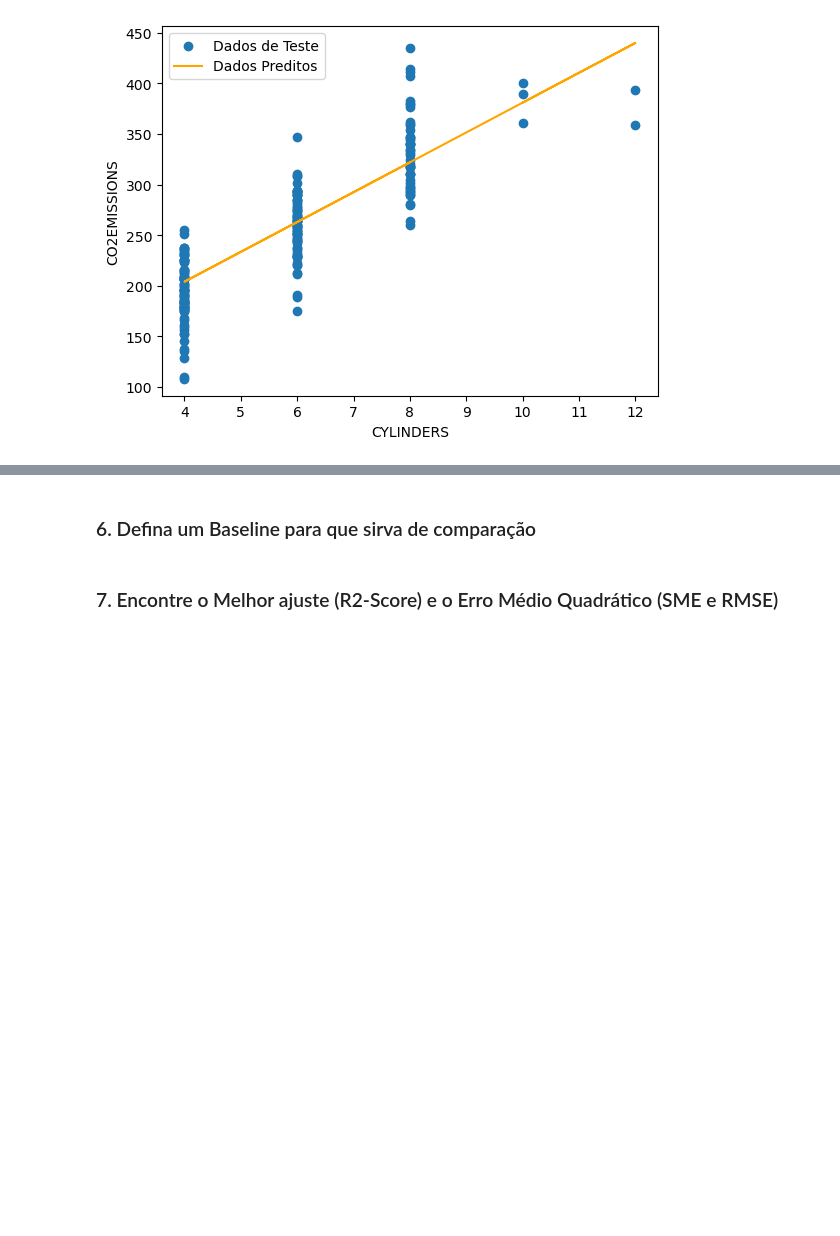
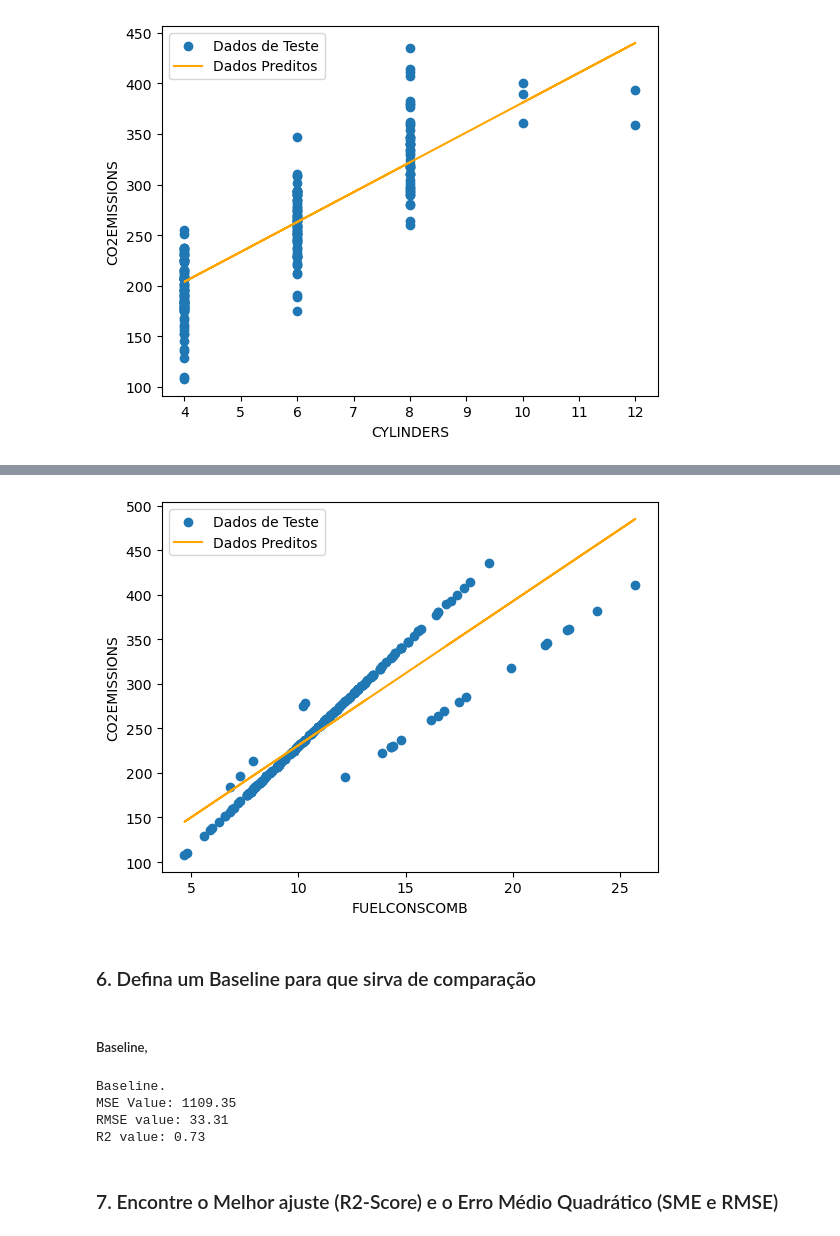
Before and after one commit to JulioAquinoDev/Classification_and_regression, a Jupyter notebook: Classification_and_regression.ipynb, the cells around one changed output, grey strips where cells are left out. Drawn from its saved outputs; the diff is of its cells as text; code cells hidden in the pictures; blank space fills up the shorter version.

```diff
--- a/Classification_and_regression.ipynb
+++ b/Classification_and_regression.ipynb
@@ -221,5 +269,26 @@ plt.show()
+# %%
+plt.scatter(B_test, y_test, label = "Dados de Teste")
+plt.plot(B_test, y_predB, c = "orange", label = "Dados Preditos")
+plt.xlabel("FUELCONSCOMB")
+plt.ylabel("CO2EMISSIONS")
+plt.legend()
+plt.show()
+# %% [output]
+[figure, added]
 # %% [markdown]
 ### 6. Defina um Baseline para que sirva de comparação
+# %% [markdown]
+##### Baseline,
+# %%
+print("Baseline.")
+print("MSE Value:", round(mse, 2) )
+print("RMSE value:", round(rmse, 2) )
+print("R2 value:", round(r2, 2) )
+# %% [output]
+Baseline.
+MSE Value: 1109.35
+RMSE value: 33.31
+R2 value: 0.73
 # %% [markdown]
 ### 7. Encontre o Melhor ajuste (R2-Score) e o Erro Médio Quadrático (SME e RMSE)
 # %% [markdown]
```
Also changed, not shown: parts of 10 cells of this notebook.
